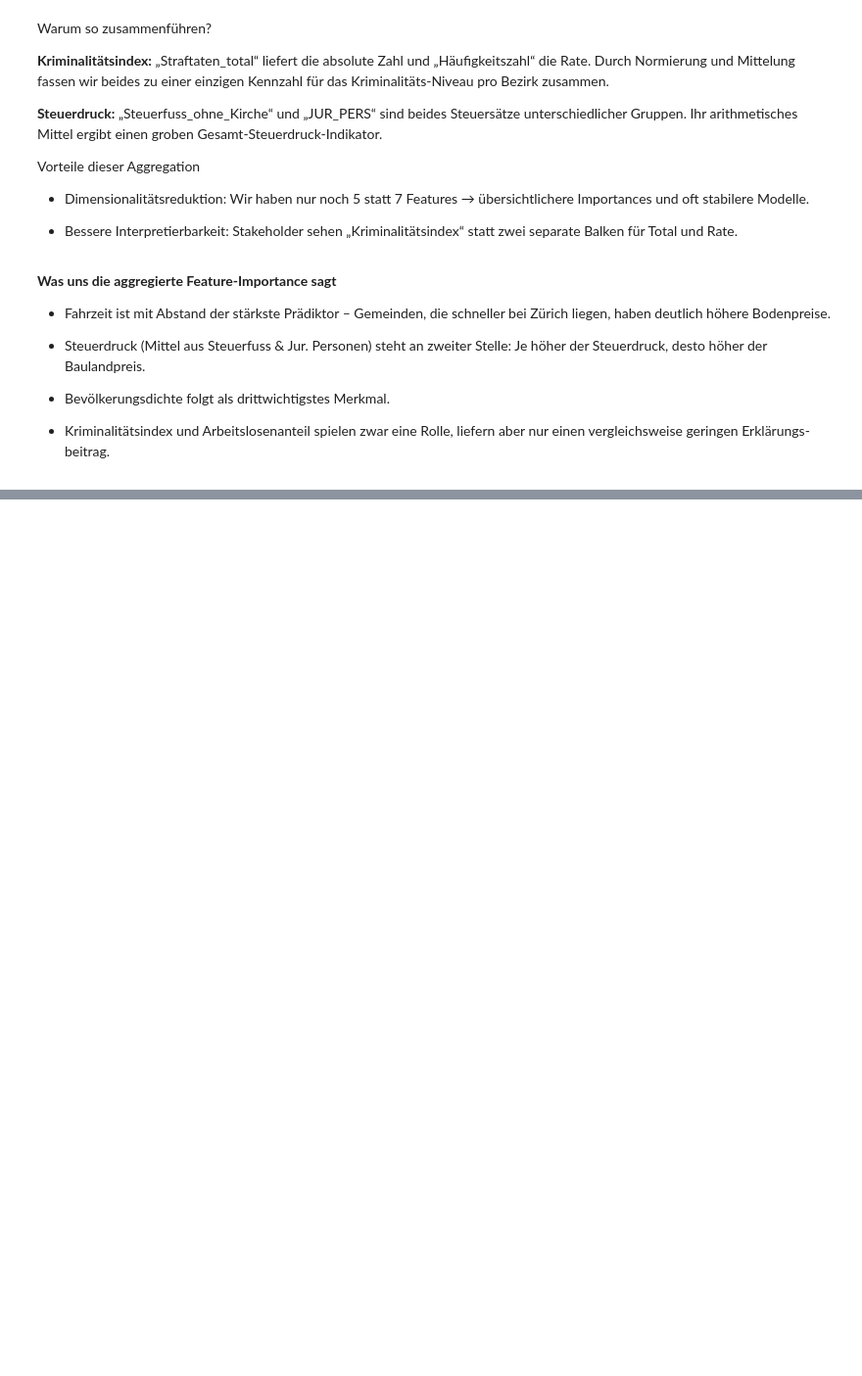
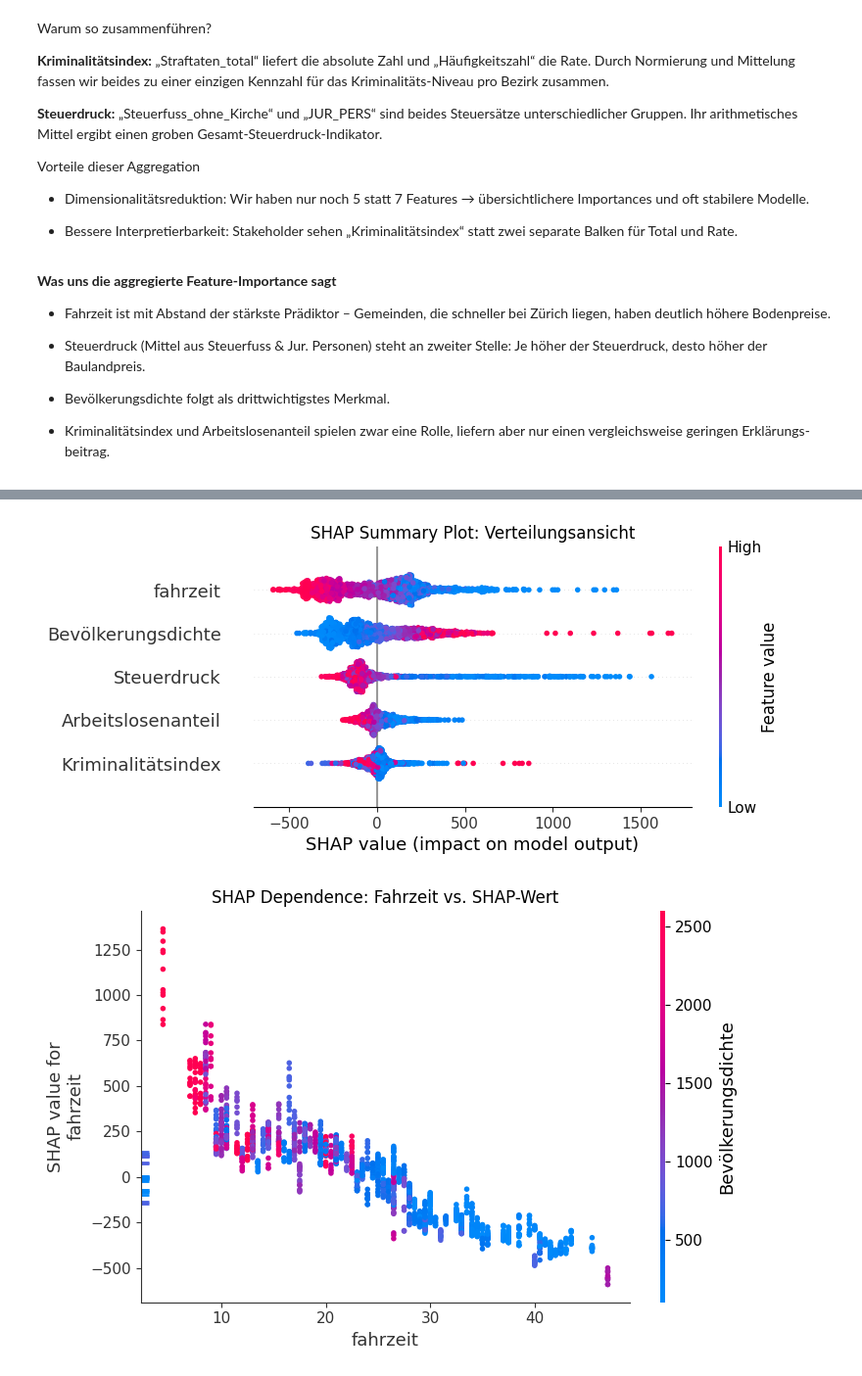
Before and after one commit to Bina-G10/BINA-G10, a Jupyter notebook: bina_gruppe10.ipynb, the cells around one changed output, grey strips where cells are left out. Shown at 98% size. Cells and saved outputs as stored; diff of their text form; code cells hidden in the pictures; blank space fills up the shorter version.

Commit message:
weitere Modellprüfungen gemacht (Thomas)

```diff
--- a/bina_gruppe10.ipynb
+++ b/bina_gruppe10.ipynb
@@ -1188,3 +1188,21 @@ Vorteile dieser Aggregation
 - Bevölkerungsdichte folgt als drittwichtigstes Merkmal.
 
 - Kriminalitätsindex und Arbeitslosenanteil spielen zwar eine Rolle, liefern aber nur einen vergleichsweise geringen Erklärungs­beitrag.
+# %%
+from sklearn.model_selection import train_test_split
+from sklearn.metrics import r2_score, mean_squared_error
+import numpy as np
+
+# Split
+X_train_agg, X_test_agg, y_train, y_test = train_test_split(
+    X_agg, y, test_size=0.2, random_state=42
+)
+
+# Fit & Predict
+rf_agg.fit(X_train_agg, y_train)
+y_pred = rf_agg.predict(X_test_agg)
+
+# Kennzahlen
+r2  = r2_score(y_test, y_pred)
+rmse= np.sqrt(mean_squared_error(y_test, y_pred))
+print(f"Aggregiertes Modell – R²: {r2:.3f}, RMSE: {rmse:.1f}")
@@ -1190,0 +1224,45 @@ Vorteile dieser Aggregation
+# %%
+import shap
+import matplotlib.pyplot as plt
+
+# 1) SHAP‐Explainer für unseren aggregierten RandomForest
+explainer = shap.TreeExplainer(rf_agg)
+
+# 2) SHAP-Werte berechnen (für das komplette Training-Set oder eine Stichprobe)
+#    Achtung: Bei sehr großen Datensätzen ggf. subsample verwenden, um Laufzeit zu reduzieren.
+shap_values = explainer.shap_values(X_agg)
+
+# 3) Globale Zusammenfassung: Feature-Ranking und Verteilung der Effekte
+shap.summary_plot(
+    shap_values,
+    X_agg,
+    feature_names=feature_cols_agg,
+    plot_type="bar",        # Balkendiagramm der mittleren |SHAP|-Werte
+    show=False
+)
+plt.title("Globale Feature Importance (SHAP-Bar)")
+
+# 4) Detaillierte Zusammenfassung: Violin-Plot mit Verteilungen
+shap.summary_plot(
+    shap_values,
+    X_agg,
+    feature_names=feature_cols_agg,
+    plot_type="dot",        # jeder Punkt entspricht einer Beobachtung
+    show=False
+)
+plt.title("SHAP Summary Plot: Verteilungsansicht")
+
+# 5) Abhängigkeiten untersuchen – z. B. Fahrzeit ↔ SHAP-Wert
+shap.dependence_plot(
+    "fahrzeit",
+    shap_values,
+    X_agg,
+    feature_names=feature_cols_agg,
+    show=False
+)
+plt.title("SHAP Dependence: Fahrzeit vs. SHAP-Wert")
+plt.tight_layout()
+plt.show()
+# %% [output]
+[figure, added]
+[figure, added]
```
Also changed, not shown: parts of 5 cells of this notebook.
